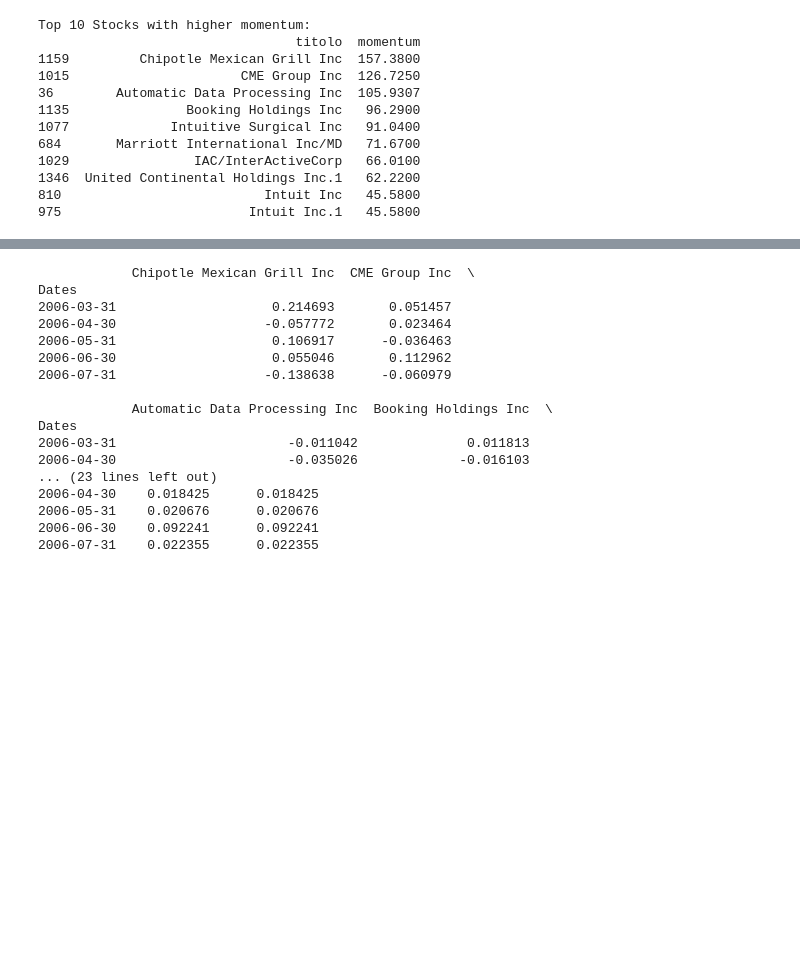
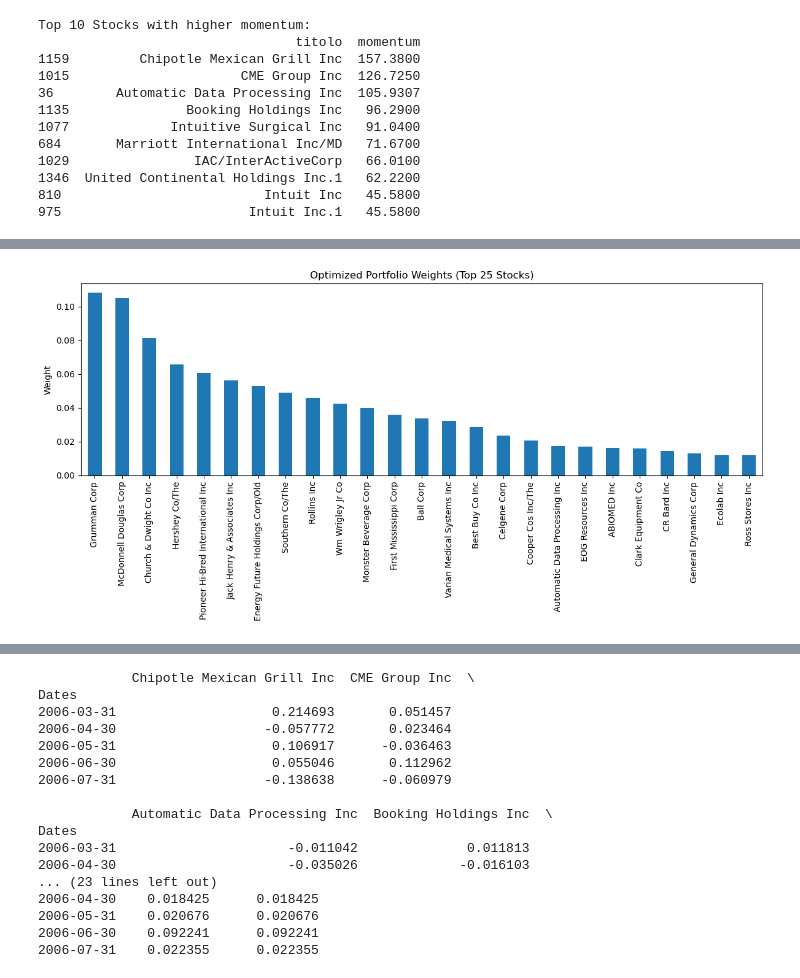
Before and after one commit to LucreziaPenati/Financial-Market-Analytics-Project, a Jupyter notebook: Python_scripts/momentum_investing.ipynb, the cells around one changed output, grey strips where cells are left out. Saved outputs shown, nothing was run; the diff lists cells and outputs as text; code cells hidden in the pictures; blank space fills up the shorter version.

Commit message:
Update optimal portfolio logic + add comments and explanations for the code

```diff
--- a/Python_scripts/momentum_investing.ipynb
+++ b/Python_scripts/momentum_investing.ipynb
@@ -320,0 +189,85 @@ plt.show()
+# %%
+# --- Data Preparation ---
+df_sp_m_new.iloc[:, 0] = pd.to_datetime(df_sp_m_new.iloc[:, 0])
+df_sp_m_new.set_index(df_sp_m_new.columns[0], inplace=True)
+df_sp_m_new = df_sp_m_new.dropna(axis=1, how='any')
+monthly_returns = df_sp_m_new.pct_change().dropna()
+
+# Filter: Keep only stocks with positive average returns
+avg_returns = monthly_returns.mean()
+monthly_returns = monthly_returns.loc[:, avg_returns > 0]
+
+# --- Compute Annualized Returns & Covariance ---
+mean_returns = monthly_returns.mean() * 12
+cov_matrix = monthly_returns.cov() * 12
+# Add a tiny value to diagonal (1e-6) to ensure matrix is Positive Semi-Definite (PSD),
+# which is a mathematical requirement for optimization
+dim = cov_matrix.shape[0]
+cov_matrix_psd = cov_matrix + np.eye(dim) * 1e-6
+
+tickers = monthly_returns.columns
+n = len(tickers)
+
+# --- cvxpy Variables (without boolean) ---
+w = cp.Variable(n)
+
+# --- Objective Function (Mean - Risk Aversion × Variance) ---
+risk_aversion = 10
+objective = cp.Maximize(mean_returns.values @ w - risk_aversion * cp.quad_form(w, cov_matrix_psd.values))
+
+# --- Constraints ---
+constraints = [
+    cp.sum(w) == 1,
+    w >= 0,
+]
+
+# --- Solve the Problem ---
+problem = cp.Problem(objective, constraints)
+problem.solve(solver=cp.OSQP, verbose=True)
+
+# --- Get weights and manually select top 25 ---
+weights = pd.Series(w.value, index=tickers)
+top_25 = weights.nlargest(25)
+
+# Re-normalize weights to sum to 1
+top_25 /= top_25.sum()
+
+# --- Output expected returns for selected assets ---
+opt_expected_returns = mean_returns[top_25.index]
+
+# --- Combine into DataFrame ---
+opt_portfolio = pd.DataFrame({
+    "Weight": top_25,
+    "Expected Return": opt_expected_returns
+}).sort_values(by="Weight", ascending=False)
+
+# --- Display Results ---
+print("\nOptimized Markowitz Portfolio (Top 25 Stocks):")
+print(opt_portfolio)
+
+# --- Plot ---
+opt_portfolio["Weight"].plot(kind='bar', figsize=(12, 6), title='Optimized Portfolio Weights (Top 25 Stocks)')
+plt.ylabel("Weight")
+plt.tight_layout()
+plt.show()
+
+# --- Portfolio Performance ---
+final_weights = top_25.values
+mean_selected = mean_returns[top_25.index].values
+cov_selected = cov_matrix.loc[top_25.index, top_25.index].values
+
+# Expected return
+port_return = np.dot(final_weights, mean_selected)
+
+# Volatility
+port_vol = np.sqrt(np.dot(final_weights.T, np.dot(cov_selected, final_weights)))
+
+# Sharpe ratio (risk-free rate = 0)
+sharpe_ratio = port_return / port_vol
+
+# --- Print results ---
+print("Markowitz Optimal Portfolio (Top 25 assets):")
+print(f"Expected Annual Return: {port_return:.4f}")
+print(f"Annual Volatility: {port_vol:.4f}")
+print(f"Sharpe Ratio: {sharpe_ratio:.4f}")
+# %% [output]
@@ -320,0 +330 @@ plt.show()
+[figure, added]
```
Also changed, not shown: parts of 21 cells of this notebook.
